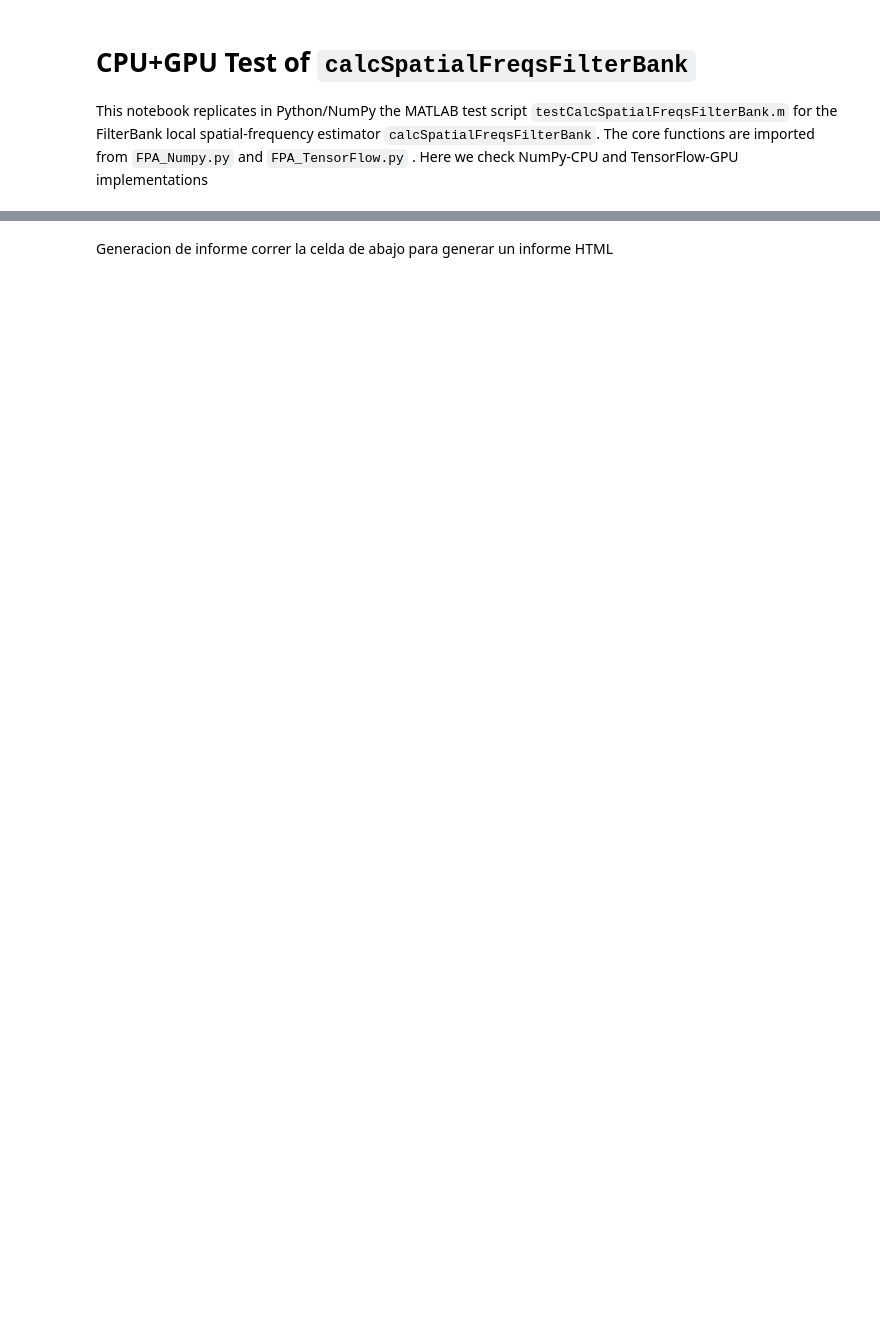
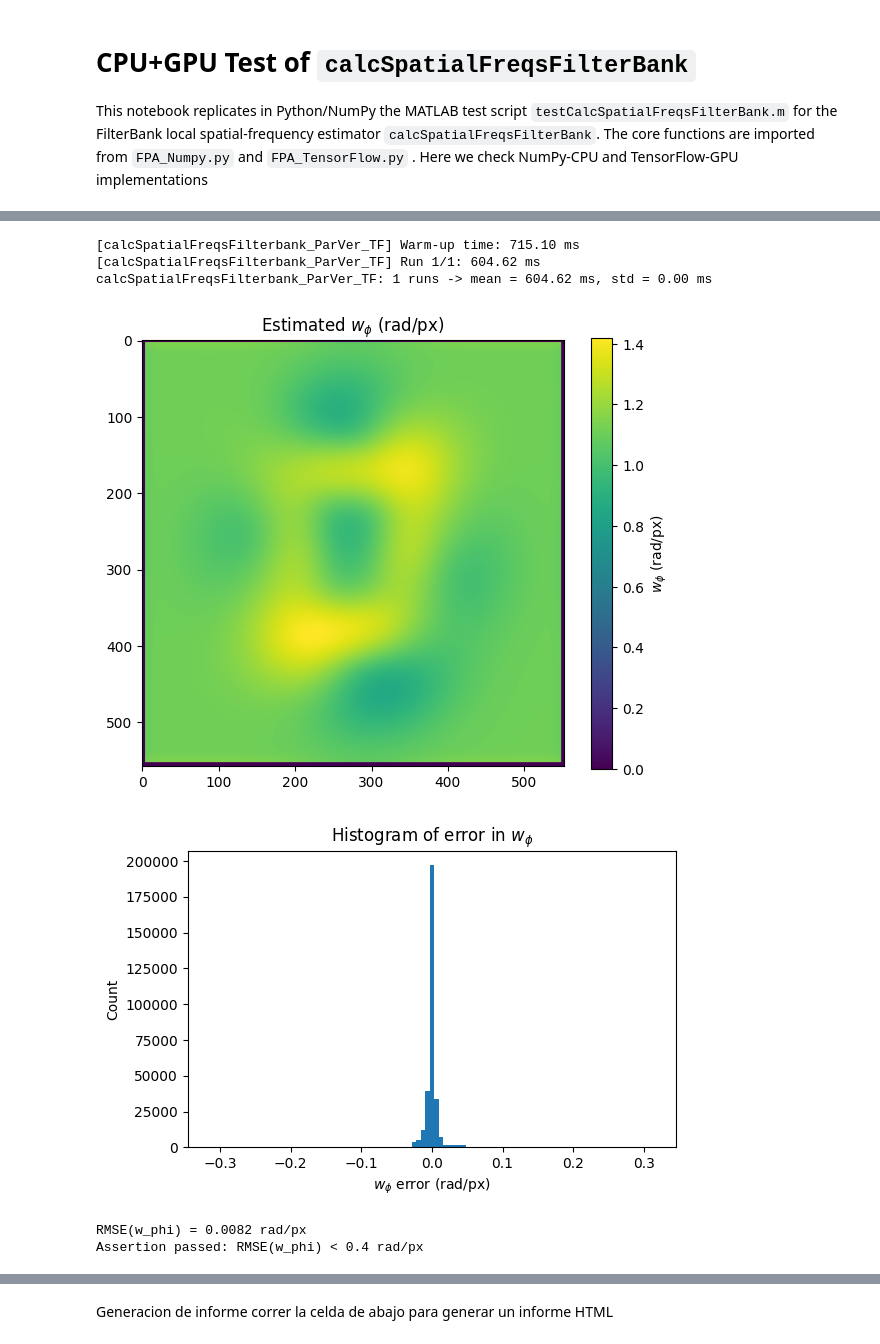
Before and after one commit to juaquiro/72_OM4M008_LENSPMD25_CPU_GPU_FPA, a Jupyter notebook: Python_src/testCalcSpatialFreqsFilterBank_CPU-GPU.ipynb, the cells around one changed output, grey strips where cells are left out. Drawn from its saved outputs; the diff is of its cells as text; code cells hidden in the pictures; blank space fills up the shorter version.

```diff
--- a/Python_src/testCalcSpatialFreqsFilterBank_CPU-GPU.ipynb
+++ b/Python_src/testCalcSpatialFreqsFilterBank_CPU-GPU.ipynb
@@ -163,42 +182,58 @@ print("Assertion passed: RMSE(w_phi) < 0.4 rad/px")
 # %%
+#this is to avoid restrting the kernel while iterating
+import importlib
+import FPA_TensorFlow
+
+importlib.reload(FPA_TensorFlow)
+from FPA_TensorFlow import calcSpatialFreqsFilterbank_ParVer_TF
+
+
 # Time tensor flow paralell filter bank method (outputs kept if needed)
 # use partial to keep funcion metadata
 f_calcSpatialFreqsFilterbank_ParVer_TF = partial(calcSpatialFreqsFilterbank_ParVer_TF, g, M)
 
 # Time tensor flow paralell filter bank method and keep outputs for plotting
-res_calcSpatialFreqsFilterbank_ParVer_TF = time_function(f_calcSpatialFreqsFilterbank_ParVer_TF.func.__name__, f_calcSpatialFreqsFilterbank_ParVer_TF, n_runs=10, verbose=True)
+res_calcSpatialFreqsFilterbank_ParVer_TF = time_function(f_calcSpatialFreqsFilterbank_ParVer_TF.func.__name__, f_calcSpatialFreqsFilterbank_ParVer_TF, n_runs=1, verbose=True)
 
 # calculate spatial freqs
 (pred_w_phi, pred_theta_or, pred_phi_x, pred_phi_y, M_proc)=f_calcSpatialFreqsFilterbank_ParVer_TF()
 
 
 # Error map (only meaningful where M is True)
 error_map_w_phi = pred_w_phi - w_phi
 mask = M
 
 # Display w_phi estimate
 plt.figure(figsize=(6, 5))
 plt.imshow(pred_w_phi * M_proc, origin='upper')
 plt.colorbar(label=r'$w_\phi$ (rad/px)')
 plt.title(r'Estimated $w_\phi$ (rad/px)')
 plt.tight_layout()
 plt.show()
 
 # Histogram of error in w_phi (rad/px)
 histEdge2 = np.linspace(-np.pi/10, np.pi/10, 100)
 plt.figure(figsize=(6, 4))
 plt.hist(error_map_w_phi[mask].ravel(), bins=histEdge2)
 plt.title('Histogram of error in $w_\phi$')
 plt.xlabel(r'$w_\phi$ error (rad/px)')
 plt.ylabel('Count')
 plt.tight_layout()
 plt.show()
 
 # RMSE criterion
 rmse_w_phi = np.sqrt(np.mean(error_map_w_phi[mask] ** 2))
 print(f"RMSE(w_phi) = {rmse_w_phi:.4f} rad/px")
 assert rmse_w_phi < 0.4, "RMSE condition failed (rmse_w_phi >= 0.4 rad/px)"
 print("Assertion passed: RMSE(w_phi) < 0.4 rad/px")
+# %% [output]
+[calcSpatialFreqsFilterbank_ParVer_TF] Warm-up time: 715.10 ms
+[calcSpatialFreqsFilterbank_ParVer_TF] Run 1/1: 604.62 ms
+calcSpatialFreqsFilterbank_ParVer_TF: 1 runs -> mean = 604.62 ms, std = 0.00 ms
+[figure, added]
+[figure, added]
+RMSE(w_phi) = 0.0082 rad/px
+Assertion passed: RMSE(w_phi) < 0.4 rad/px
 # %%
 %%prun -D out.prof
 # profile the function call, the cell magic must be the first line of the cell
```
Also changed, not shown: parts of 6 cells of this notebook, 1 other file.
